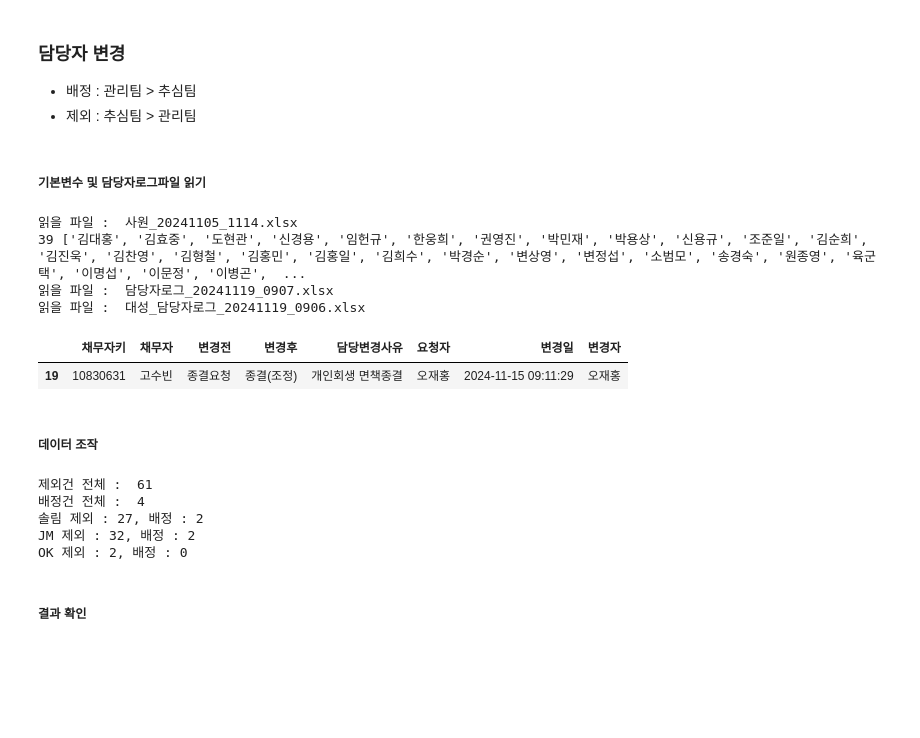
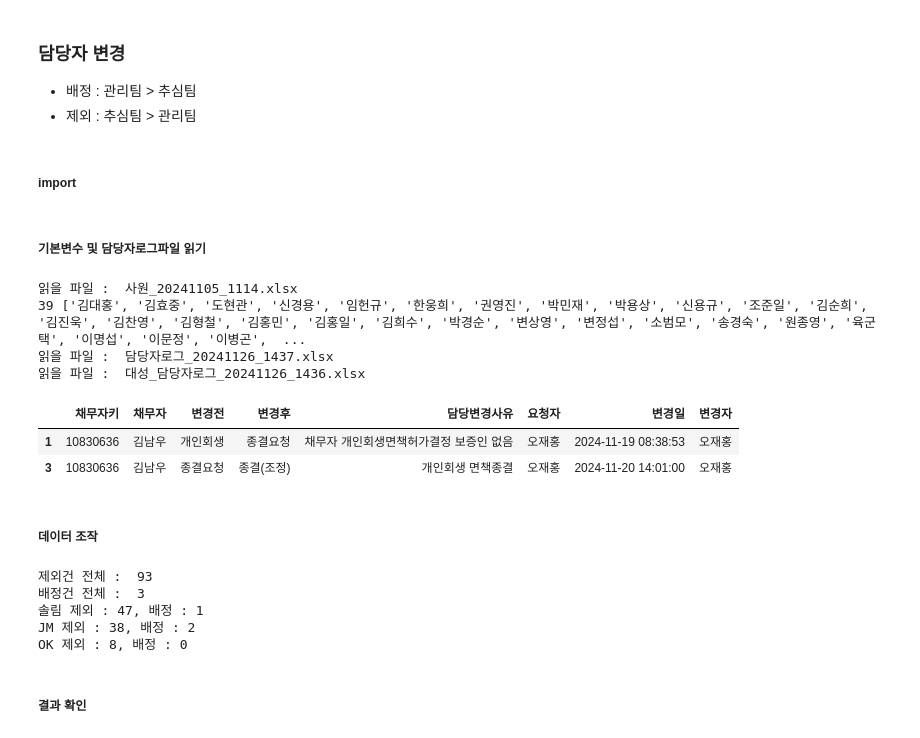
Before and after one commit to jbmyou/python_work, a Jupyter notebook: fileNaming/자산관리/담당자변경.ipynb, the cells around one changed output. Saved outputs shown, nothing was run; the diff lists cells and outputs as text; code cells hidden in the pictures; blank space fills up the shorter version.

```diff
--- a/fileNaming/자산관리/담당자변경.ipynb
+++ b/fileNaming/자산관리/담당자변경.ipynb
@@ -1,3 +1,9 @@
+# %% [markdown]
+### 담당자 변경
+- 배정 : 관리팀 > 추심팀
+- 제외 : 추심팀 > 관리팀
+# %% [markdown]
+##### import
 # %%
 import pandas as pd
 import numpy as np
@@ -30,10 +36,6 @@ def 키워드로파일명찾기_last(폴더:str, 포함키워드:str, 제외키
             return fn[-1]
     else :
         print(f"포함키워드:{포함키워드}, 제외키워드{제외키워드} 조건을 만족하는 파일이 없습니다.")
-# %% [markdown]
-### 담당자 변경
-- 배정 : 관리팀 > 추심팀
-- 제외 : 추심팀 > 관리팀
 # %% [markdown]
 ##### 기본변수 및 담당자로그파일 읽기
 # %%
@@ -43,7 +45,7 @@ def 키워드로파일명찾기_last(폴더:str, 포함키워드:str, 제외키
 # 주간 담당자로그 파일 읽기
 ######################################################################
 wd = r"D:\3.자산\기타 업무\담당자변경"
-기간 = "241112~241118"  # 전주 화요일 ~ 이번주 월요일
+기간 = "241119~241125"  # 전주 화요일 ~ 이번주 월요일
 # filename_log = "담당자로그_20241008_1029.xlsx"
 # 대성filename_log = "대성_담당자로그_20241008_1029.xlsx"
 # 사원 = "사원_20241008_1029.xlsx"
@@ -53,36 +55,37 @@ wd = r"D:\3.자산\기타 업무\담당자변경"
     # 추심팀, 필요칼럼만 : 성명, 지점만
 사원_지점 = 전사원명단.query('부서=="추심"')[["사원성명", "지점"]].copy() # 사원키로 작업하는게 나으려나?
 
 
     # 대성 추가 #####################################################
 사원_지점.loc[len(사원_지점)] = ['권영진', 'JM신용정보']
 사원_지점.loc[len(사원_지점)] = ['박민재', 'JM신용정보']
 사원_지점.loc[len(사원_지점)] = ['박용상', 'JM신용정보']
 사원_지점.loc[len(사원_지점)] = ['조준일', 'JM신용정보']
 ####################################################################
 
 사원_지점.reset_index(drop=True, inplace=True)
 
     # 추심팀 이름만  리스트로
 추심팀 = 사원_지점.사원성명.tolist()
 print(len(추심팀), 추심팀)
 
 # 담당자 변경 로그 읽기
 log = pd.read_excel(키워드로파일명찾기_last(wd, "담당자", "대성"), dtype=debt_dtype).fillna("")
 대성log = pd.read_excel(키워드로파일명찾기_last(wd, "대성_담당자"), dtype=debt_dtype).fillna("")
     # 통합
 log = pd.concat([log, 대성log], axis=0)
 
     # 채무자키로 그룹화 : 변경일순으로 정렬되어 있으므로 순회하면 된다.
 log_grouped = log.groupby('채무자키')
 log_grouped.get_group(list(log_grouped.groups.keys())[0])
 # %% [output]
 읽을 파일 :  사원_20241105_1114.xlsx
 39 ['김대홍', '김효중', '도현관', '신경용', '임헌규', '한웅희', '권영진', '박민재', '박용상', '신용규', '조준일', '김순희', '김진욱', '김찬영', '김형철', '김홍민', '김홍일', '김희수', '박경순', '변상영', '변정섭', '소범모', '송경숙', '원종영', '육군택', '이명섭', '이문정', '이병곤',  ...
-읽을 파일 :  담당자로그_20241119_0907.xlsx
-읽을 파일 :  대성_담당자로그_20241119_0906.xlsx
+읽을 파일 :  담당자로그_20241126_1437.xlsx
+읽을 파일 :  대성_담당자로그_20241126_1436.xlsx
 |  | 채무자키 | 채무자 | 변경전 | 변경후 | 담당변경사유 | 요청자 | 변경일 | 변경자 |
-| 19 | 10830631 | 고수빈 | 종결요청 | 종결(조정) | 개인회생 면책종결 | 오재홍 | 2024-11-15 09:11:29 | 오재홍 |
+| 1 | 10830636 | 김남우 | 개인회생 | 종결요청 | 채무자 개인회생면책허가결정 보증인 없음 | 오재홍 | 2024-11-19 08:38:53 | 오재홍 |
+| 3 | 10830636 | 김남우 | 종결요청 | 종결(조정) | 개인회생 면책종결 | 오재홍 | 2024-11-20 14:01:00 | 오재홍 |
 # %% [markdown]
 ##### 데이터 조작
 # %%
@@ -240,10 +243,10 @@ make_excel_file(솔림_제외건, 솔림_배정건).save(join(wd, "result", "솔
 make_excel_file(JM_제외건, JM_배정건).save(join(wd, "result", "JM_담당자변경_"+기간+".xlsx"))
 make_excel_file(OK_제외건, OK_배정건).save(join(wd, "result", "OK_담당자변경_"+기간+".xlsx"))
 # %% [output]
-제외건 전체 :  61
-배정건 전체 :  4
-솔림 제외 : 27, 배정 : 2
-JM 제외 : 32, 배정 : 2
-OK 제외 : 2, 배정 : 0
+제외건 전체 :  93
+배정건 전체 :  3
+솔림 제외 : 47, 배정 : 1
+JM 제외 : 38, 배정 : 2
+OK 제외 : 8, 배정 : 0
 # %% [markdown]
 ##### 결과 확인
```
Also changed, not shown: 7 other files.
